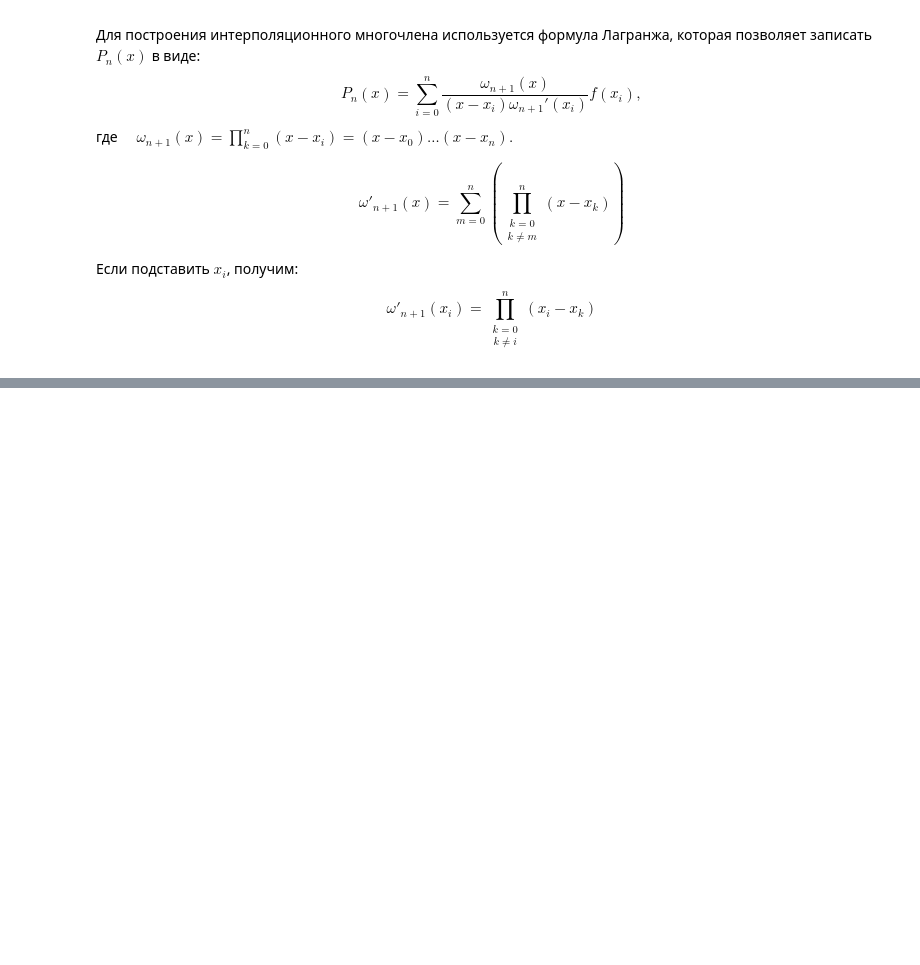
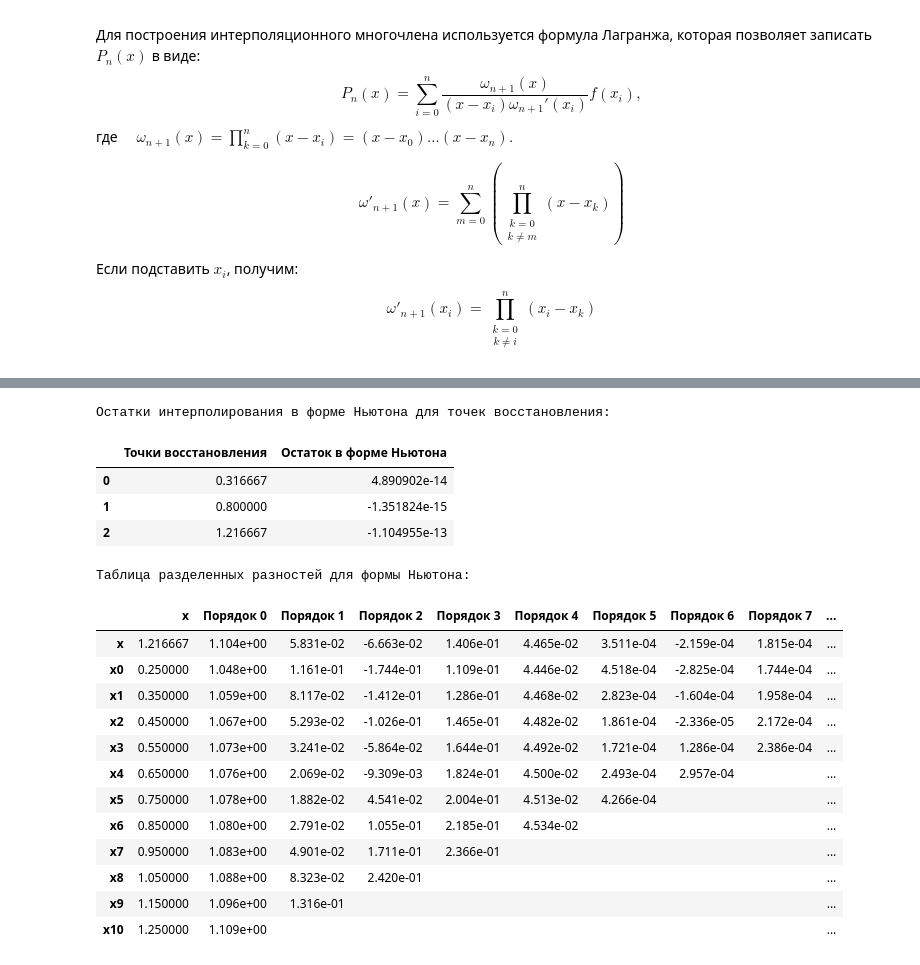
Before and after one commit to SupremeIntelligence/numerical-methods, a Jupyter notebook: Lab2/lab2.ipynb, the cells around one changed output, grey strips where cells are left out. Drawn from its saved outputs; the diff is of its cells as text; code cells hidden in the pictures; blank space fills up the shorter version.

Commit message:
Implemented Newton interpolation remainder and divided difference table.

```diff
--- a/Lab2/lab2.ipynb
+++ b/Lab2/lab2.ipynb
@@ -234,0 +259,79 @@ df
+# %%
+def divided_difference_1d(X: list[float], F_x: list[float]) -> list[float]:
+    """
+    Вычисление разделенной разности f(x_i, ..., x_j), используя одномерный массив
+    X: список узлов
+    F_x: список значений функции в узлах
+    """
+    n = len(X)
+    dp = F_x.copy()
+
+    for i in range(1,n):
+        for j in range(n-i):
+            dp[j] = (dp[j+1] - dp[j]) / (X[j+i] - X[j])
+    return dp
+
+def divided_difference_2d(X: list[float], F_x: list[float]) -> list[list[float]]:
+    """
+    Вычисление разделенной разности f(x_i, ..., x_j), используя двумерный массив
+    X: список узлов
+    F_x: список значений функции в узлах
+    """
+    n = len(X)
+    dp = [[0.0] * n for _ in range(n)]
+    dp[0] = F_x.copy()
+
+    for i in range(1, n):
+        for j in range(n - i):
+            dp[i][j] = (dp[i-1][j + 1] - dp[i-1][j]) / (X[j+i] - X[j])
+
+    return dp
+
+def newton_remainder(x: float, X: list[float], F_x: list[float]) -> tuple[float, list[list[float]]]:
+    table = divided_difference_2d([x] + X, [f(x)] + F_x)
+    return table[len(X)][0] * omega(x, X), table
+
+residuals = []
+for x in recovery_x:
+    r, table = newton_remainder(x, X, F_x)
+    residuals.append(r)
+
+print("Остатки интерполирования в форме Ньютона для точек восстановления:")
+df_r = pd.DataFrame({
+    "Точки восстановления": recovery_x,
+    "Остаток в форме Ньютона": residuals
+})
+display(df_r)
+#print(divided_difference_1d([x] + X, [f(x)] + F_x)[0])
+#print(table[n-1][0])
+
+df = pd.DataFrame(table).T
+rows, cols = df.shape
+for i in range(n):
+    df.iloc[i, n-i:] = np.nan
+df.index = ["x"] + [f"x{i}" for i in range(0, n-1)]
+df.columns = [f"Порядок {i}" for i in range(n)]
+df.insert(0, "x", [recovery_x[-1]] + X)
+print("\nТаблица разделенных разностей для формы Ньютона:")
+df = df.style.format({f"Порядок {i}": "{:.3e}" for i in range(n)}, na_rep="")
+display(df)
+# %% [output]
+Остатки интерполирования в форме Ньютона для точек восстановления:
+|  | Точки восстановления | Остаток в форме Ньютона |
+| 0 | 0.316667 | 4.890902e-14 |
+| 1 | 0.800000 | -1.351824e-15 |
+| 2 | 1.216667 | -1.104955e-13 |
+Таблица разделенных разностей для формы Ньютона:
+|  | x | Порядок 0 | Порядок 1 | Порядок 2 | Порядок 3 | Порядок 4 | Порядок 5 | Порядок 6 | Порядок 7 | ... |
+| x | 1.216667 | 1.104e+00 | 5.831e-02 | -6.663e-02 | 1.406e-01 | 4.465e-02 | 3.511e-04 | -2.159e-04 | 1.815e-04 | ... |
+| x0 | 0.250000 | 1.048e+00 | 1.161e-01 | -1.744e-01 | 1.109e-01 | 4.446e-02 | 4.518e-04 | -2.825e-04 | 1.744e-04 | ... |
+| x1 | 0.350000 | 1.059e+00 | 8.117e-02 | -1.412e-01 | 1.286e-01 | 4.468e-02 | 2.823e-04 | -1.604e-04 | 1.958e-04 | ... |
+| x2 | 0.450000 | 1.067e+00 | 5.293e-02 | -1.026e-01 | 1.465e-01 | 4.482e-02 | 1.861e-04 | -2.336e-05 | 2.172e-04 | ... |
+| x3 | 0.550000 | 1.073e+00 | 3.241e-02 | -5.864e-02 | 1.644e-01 | 4.492e-02 | 1.721e-04 | 1.286e-04 | 2.386e-04 | ... |
+| x4 | 0.650000 | 1.076e+00 | 2.069e-02 | -9.309e-03 | 1.824e-01 | 4.500e-02 | 2.493e-04 | 2.957e-04 |  | ... |
+| x5 | 0.750000 | 1.078e+00 | 1.882e-02 | 4.541e-02 | 2.004e-01 | 4.513e-02 | 4.266e-04 |  |  | ... |
+| x6 | 0.850000 | 1.080e+00 | 2.791e-02 | 1.055e-01 | 2.185e-01 | 4.534e-02 |  |  |  | ... |
+| x7 | 0.950000 | 1.083e+00 | 4.901e-02 | 1.711e-01 | 2.366e-01 |  |  |  |  | ... |
+| x8 | 1.050000 | 1.088e+00 | 8.323e-02 | 2.420e-01 |  |  |  |  |  | ... |
+| x9 | 1.150000 | 1.096e+00 | 1.316e-01 |  |  |  |  |  |  | ... |
+| x10 | 1.250000 | 1.109e+00 |  |  |  |  |  |  |  | ... |
```
Also changed, not shown: parts of 5 cells of this notebook.
